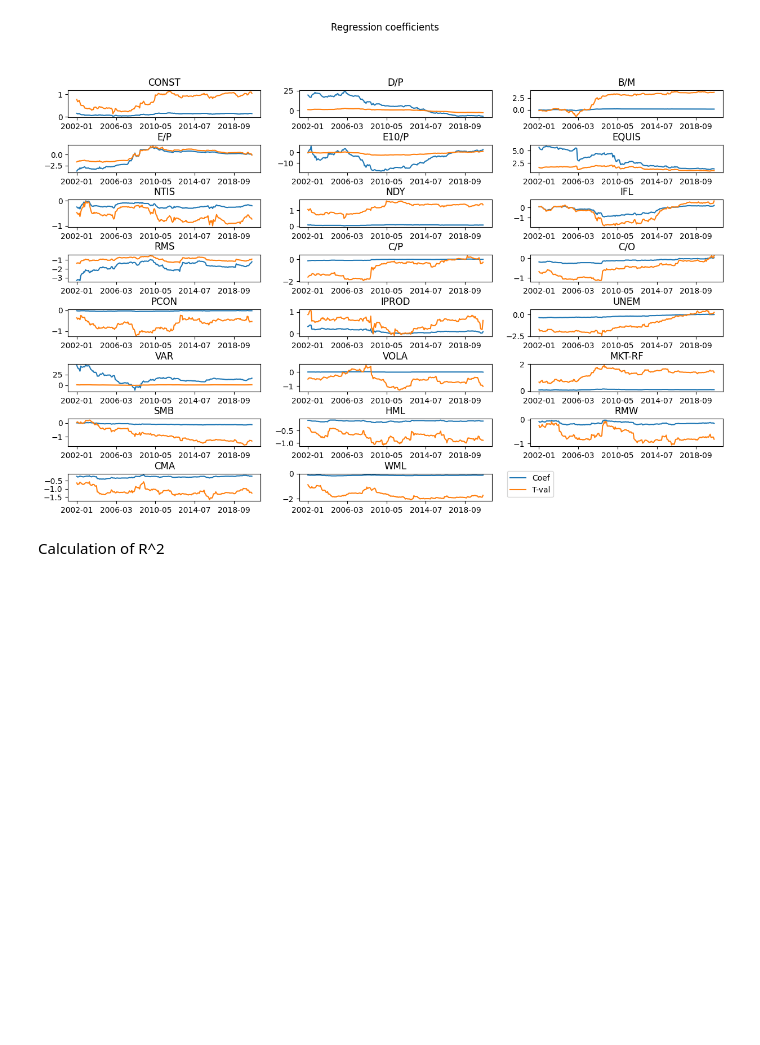
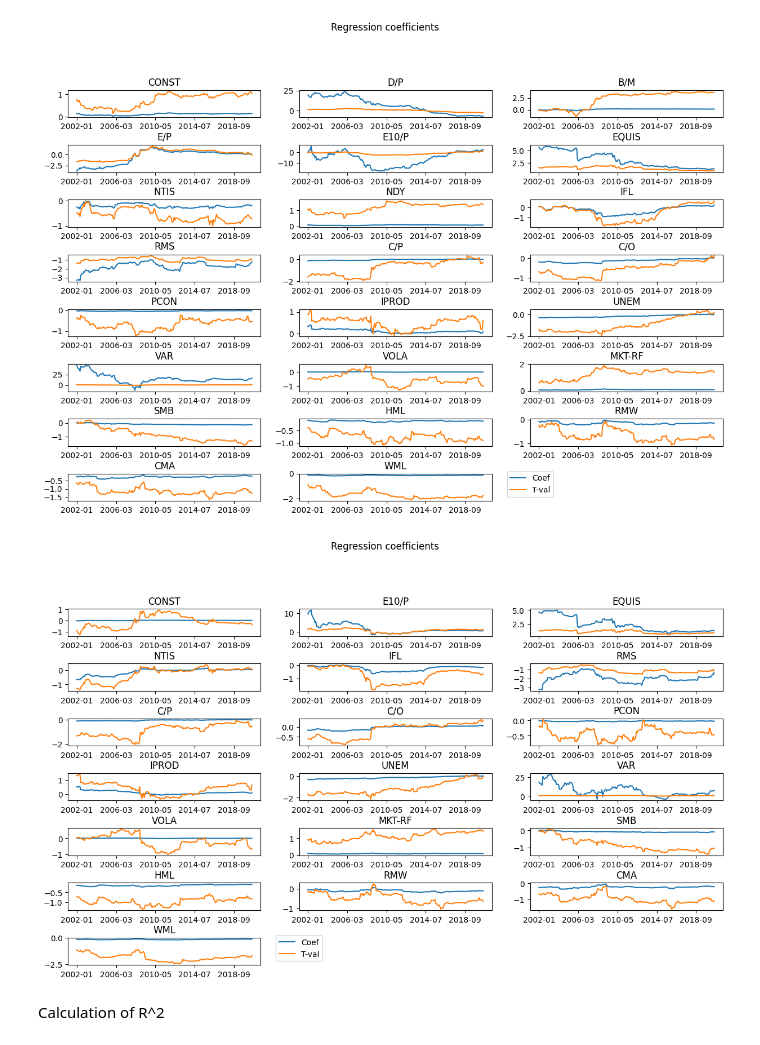
Before and after one commit to jessekeranen/seminar, a Jupyter notebook: jupyter.ipynb, the cells around one changed output. Drawn from its saved outputs; the diff is of its cells as text; code cells hidden in the pictures; blank space fills up the shorter version.

```diff
--- a/jupyter.ipynb
+++ b/jupyter.ipynb
@@ -630,3 +658,21 @@ plt.show()
+# %%
+plt.figure(figsize=(15, 12))
+plt.subplots_adjust(hspace=1)
+plt.suptitle("Regression coefficients")
+
+for i, variable in enumerate(cols[1:]):
+    ax = plt.subplot(10, 3, i + 1)
+
+    results_vif[results_vif["Variable"] == variable].plot(ax=ax)
+
+    ax.set_title(variable.upper())
+    ax.get_legend().remove()
+    ax.set_xlabel("")
+
+plt.legend(loc="lower center", bbox_to_anchor=(1.2, 0))
+plt.show()
+# %% [output]
+[figure, added]
 # %% [markdown]
 Calculation of R^2
 # %%
```
Also changed, not shown: parts of 12 cells of this notebook.
